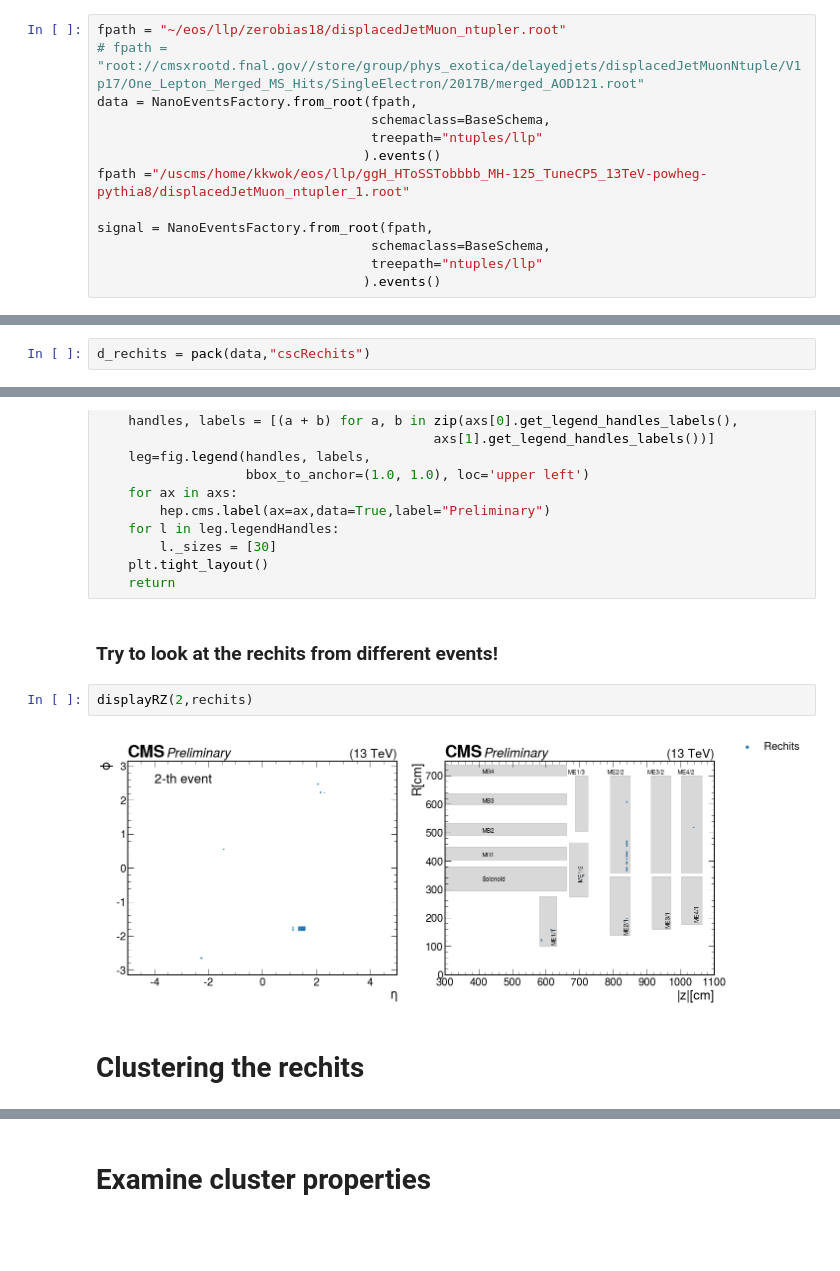
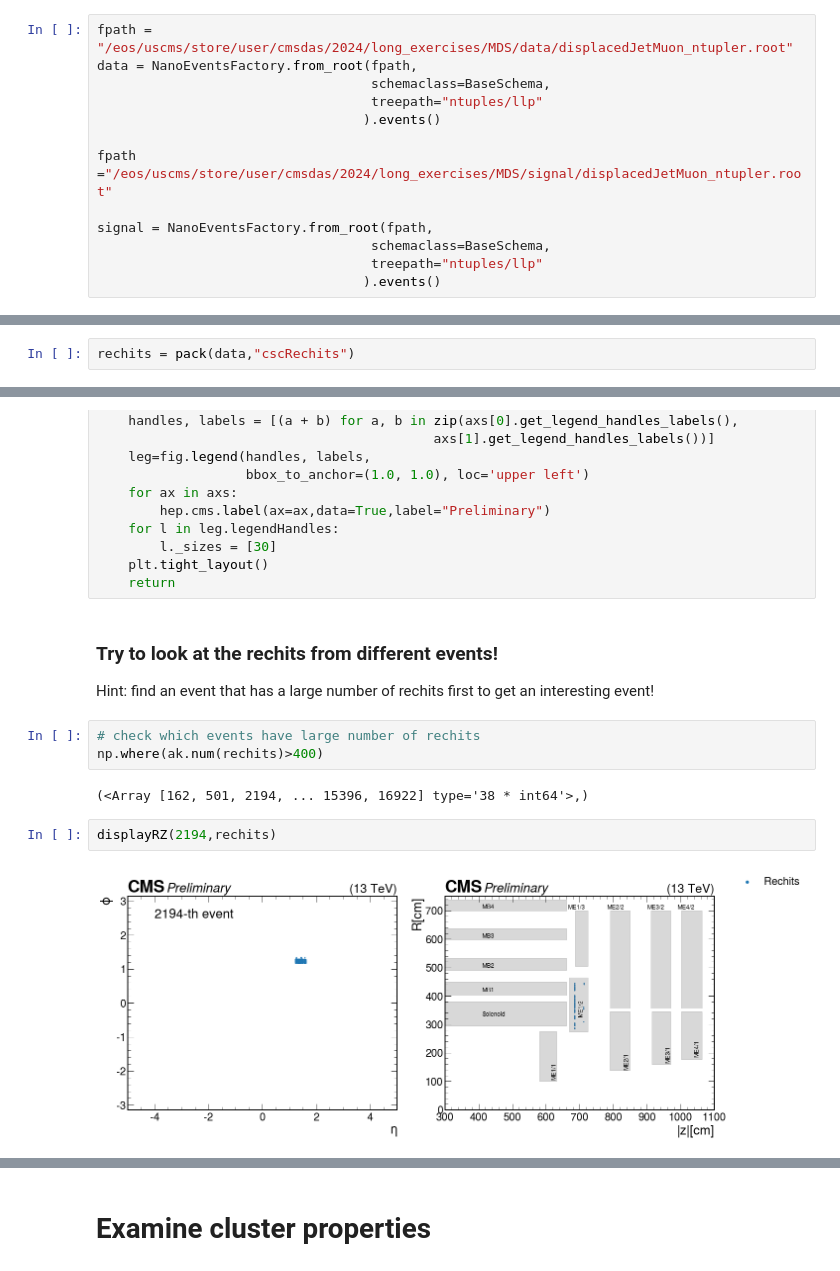
Before and after one commit to Christinaw97/MDS_CMSDAS, a Jupyter notebook: scripts/MDS_reconstruction.ipynb, the cells around one changed output, grey strips where cells are left out. Cells and saved outputs as stored; diff of their text form; blank space fills up the shorter version.

```diff
--- a/scripts/MDS_reconstruction.ipynb
+++ b/scripts/MDS_reconstruction.ipynb
@@ -26,12 +26,12 @@ from numba import jit
  * The 2nd file contains signal simulation with $H\rightarrow SS \rightarrow 4b$ events
 # %%
-fpath = "~/eos/llp/zerobias18/displacedJetMuon_ntupler.root"
-# fpath = "root://cmsxrootd.fnal.gov//store/group/phys_exotica/delayedjets/displacedJetMuonNtuple/V1p17/One_Lepton_Merged_MS_Hits/SingleElectron/2017B/merged_AOD121.root"
+fpath = "/eos/uscms/store/user/cmsdas/2024/long_exercises/MDS/data/displacedJetMuon_ntupler.root"
 data = NanoEventsFactory.from_root(fpath,
                                    schemaclass=BaseSchema,
                                    treepath="ntuples/llp"
                                   ).events()
-fpath ="/uscms/home/kkwok/eos/llp/ggH_HToSSTobbbb_MH-125_TuneCP5_13TeV-powheg-pythia8/displacedJetMuon_ntupler_1.root"
+
+fpath ="/eos/uscms/store/user/cmsdas/2024/long_exercises/MDS/signal/displacedJetMuon_ntupler.root"
 
 signal = NanoEventsFactory.from_root(fpath,
                                    schemaclass=BaseSchema,
@@ -100,5 +96,5 @@ def pack(events,obj_str):
                )
     return obj
 # %%
-d_rechits = pack(data,"cscRechits")
+rechits = pack(data,"cscRechits")
 # %%
@@ -203,9 +196,13 @@ def displayRZ(i_event,rechits=[],cls=[]):
     return
 # %% [markdown]
 ### Try to look at the rechits from different events!
+Hint: find an event that has a large number of rechits first to get an interesting event!
+# %%
+# check which events have large number of rechits
+np.where(ak.num(rechits)>400)
+# %% [output]
+(<Array [162, 501, 2194, ... 15396, 16922] type='38 * int64'>,)
 # %%
-displayRZ(2,rechits)
+displayRZ(2194,rechits)
 # %% [output]
-[figure, old version]
+[figure, new version]
-# %% [markdown]
-# Clustering the rechits
```
Also changed, not shown: parts of 37 cells of this notebook.
